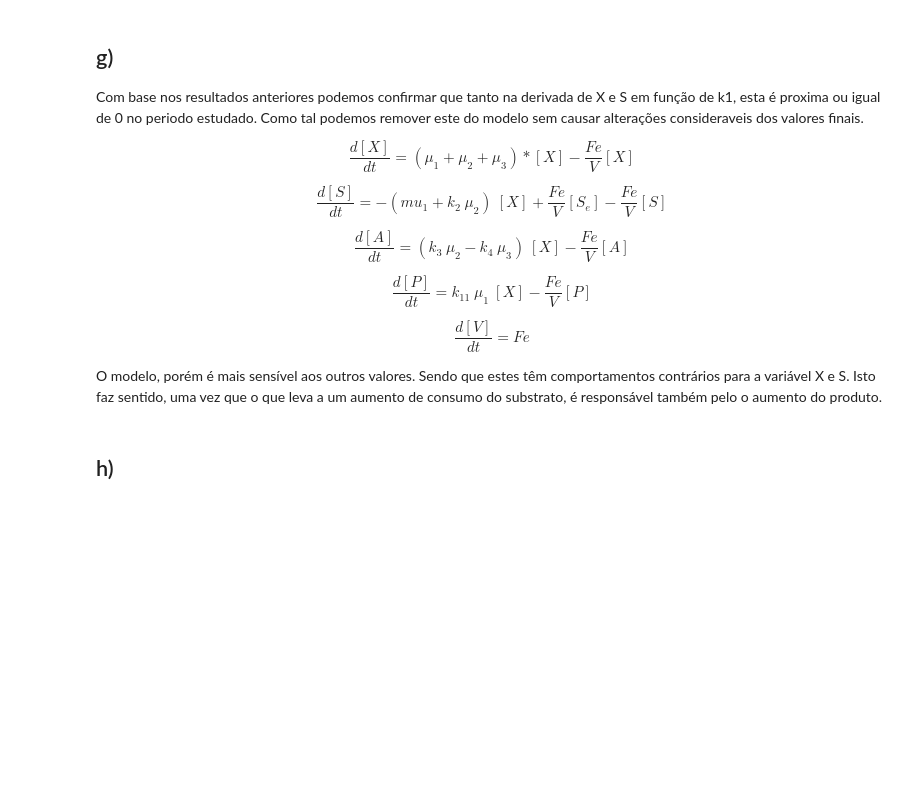
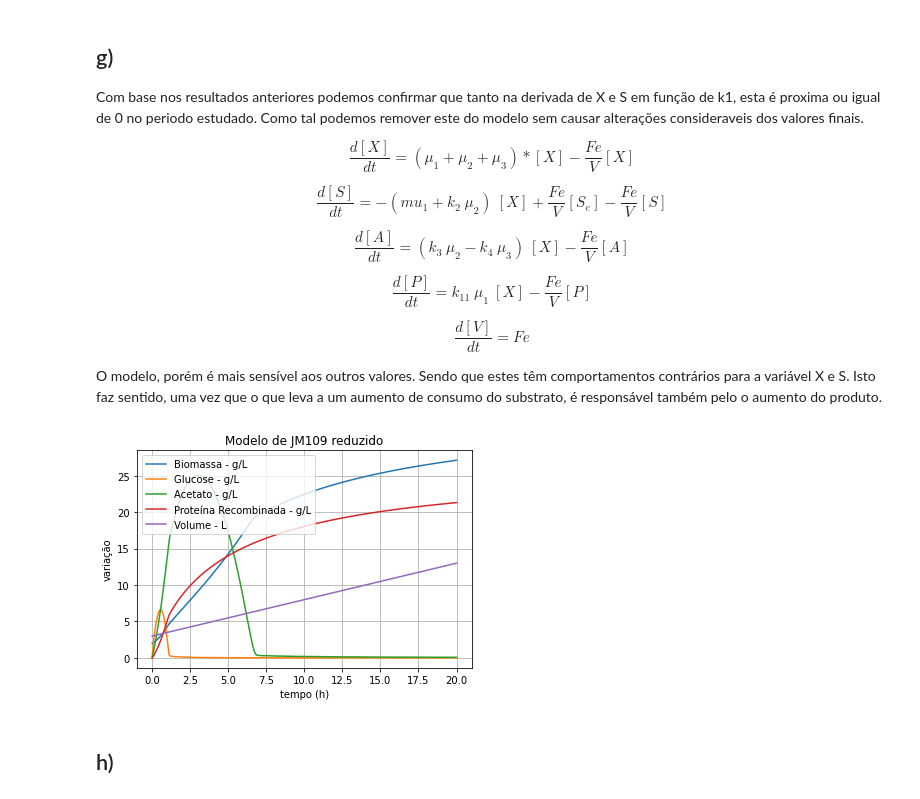
Before and after one commit to DiogoM1/MBINF_MPB_projeto, a Jupyter notebook: ficha.ipynb, the cells around one changed output. Drawn from its saved outputs; the diff is of its cells as text; code cells hidden in the pictures; blank space fills up the shorter version.

```diff
--- a/ficha.ipynb
+++ b/ficha.ipynb
@@ -528,7 +554,7 @@ O modelo, porém é mais sensível aos outros valores. Sendo que estes têm comp
 y0 = [2, 0, 0, 0, 3]
 
 # Parameters (Include all parameters required and make sure the function bl21 can unpack them all)
-k1, umax1, ks1 = 3.164, 0.3, 0.2
+k1, umax1, ks1 = 1, 0.2, 0.3
 params = [k1, umax1, ks1]
 
 # Initial time
@@ -541,36 +567,38 @@ you should apply the initial values and parameters
 '''
 
 r = ode(jm109).set_integrator('lsoda', method='bdf')
-r.set_initial_value(y0, t0).set_f_params(params, miu_max, ks, fb_params)
+r.set_initial_value(y0, t0).set_f_params(params)
 
 # Final time and step
 t1 = 20
 dt = 0.01
 
 #Consider creating some storing variables (T and Y)
 T, Y = [], []
 
 # Solve ode for the time step
 '''
 see scipy docs on how to resolve the ode for the time steps
 append the results to the storing variables
 '''
 while r.successful() and r.t < t1:
 	T.append(r.t+dt), Y.append(r.integrate(r.t+dt))
 
 # Plotting
 T = np.array([0]+T)
 Y = np.array([y0]+Y)
 labels = ['Biomassa - g/L', 'Glucose - g/L', 'Acetato - g/L', 'Proteína Recombinada - g/L', 'Volume - L']
 
 # Consider using matplotlib for plotting.
 fig, ax = plt.subplots()
 ax.plot(T, Y)
 ax.legend(labels)
 ax.set(xlabel='tempo (h)', ylabel='variação',title='Modelo de JM109 reduzido')
 ax.grid()
 fig.savefig("jm109_red.png", dpi=300)
 plt.show()
+# %% [output]
+[figure, added]
 # %% [markdown]
 ## h)
 # %%
```
Also changed, not shown: parts of 5 cells of this notebook.
